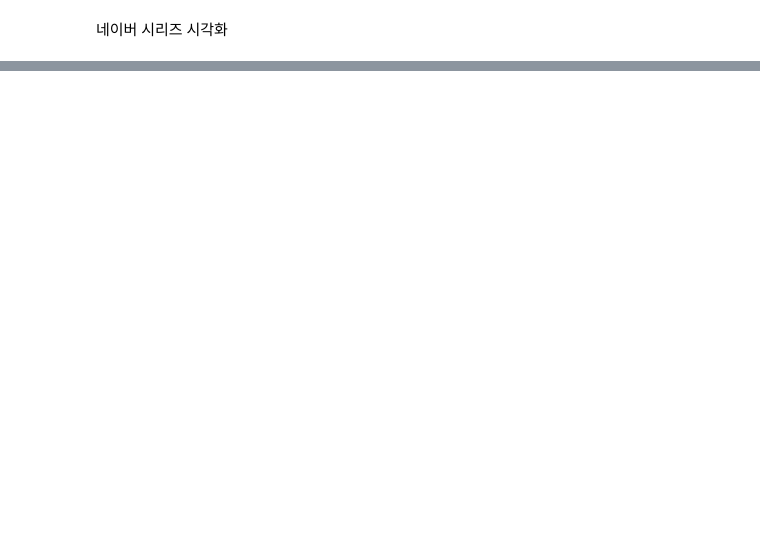
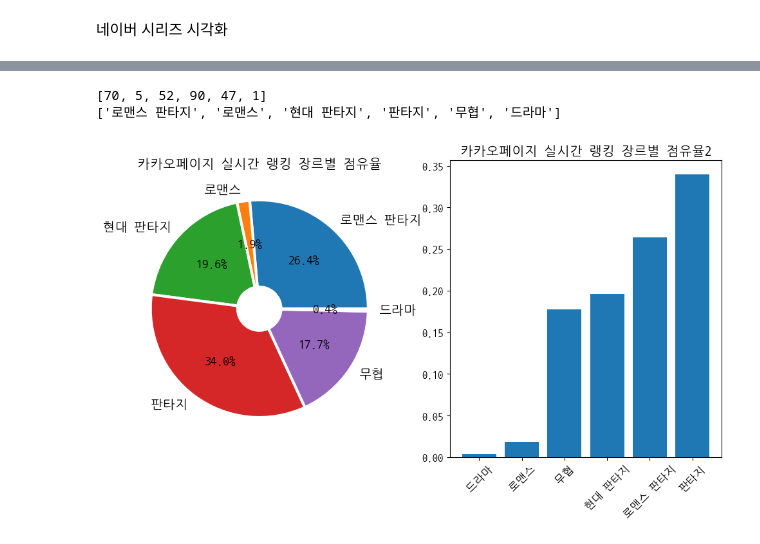
Before and after one commit to Deuk2067/MyProject, a Jupyter notebook: AnalysisProject-Web Novel/시각화.ipynb, the cells around one changed output, grey strips where cells are left out. Drawn from its saved outputs; the diff is of its cells as text; code cells hidden in the pictures; blank space fills up the shorter version.

```diff
--- a/AnalysisProject-Web Novel/시각화.ipynb
+++ b/AnalysisProject-Web Novel/시각화.ipynb
@@ -281,0 +232,3 @@ plt.show()
+# %%
+Kdf = pd.read_csv('./data/Kakao_Now300.txt', index_col=0)
+Kdf
@@ -281,0 +249,41 @@ plt.show()
+# %%
+# 카카오페이지 실시간 랭킹 데이터 가져와서 장르별 숫자, 점유율 구함
+#print(Kdf.장르.unique())
+Kdf_rofan = Kdf['로맨스 판타지'].sum()
+Kdf_roman = Kdf['로맨스'].sum()
+Kdf_hfan = Kdf['현대 판타지'].sum()
+Kdf_fan = Kdf['판타지'].sum()
+Kdf_mu = Kdf['무협'].sum()
+Kdf_drama = Kdf['드라마'].sum()
+Kdf_List = [Kdf_rofan, Kdf_roman, Kdf_hfan, Kdf_fan, Kdf_mu, Kdf_drama]
+Kdf_gnere_List = ['로맨스 판타지', '로맨스', '현대 판타지', '판타지', '무협', '드라마']
+print(Kdf_List)
+print(Kdf_gnere_List)
+#print(sum(Kdf_List))
+Kdf_total = sum(Kdf_List)
+Kdf_gnere_shares = [gnere / Kdf_total for gnere in Kdf_List]
+#print(Kdf_gnere_shares)
+#print(sum(Kdf_gnere_shares))
+
+#===============================================================================================
+
+# 시각화
+
+plt.figure(figsize=(12,6))
+
+plt.subplot(1,2,1)
+plt.title('카카오페이지 실시간 랭킹 장르별 점유율')
+wedgeprops={'width': 0.8, 'edgecolor': 'w', 'linewidth': 3}
+plt.pie(Kdf_gnere_shares, labels=Kdf_gnere_List, autopct='%.1f%%', wedgeprops=wedgeprops, textprops={'fontsize': 14})
+
+plt.subplot(1,2,2)
+Kdf_gnere_shares.sort()
+Kdf_gnere_List = ['드라마', '로맨스','무협','현대 판타지','로맨스 판타지', '판타지']
+plt.title('카카오페이지 실시간 랭킹 장르별 점유율2')
+plt.bar(Kdf_gnere_List, Kdf_gnere_shares)
+plt.xticks(rotation=45)
+plt.show()
+# %% [output]
+[70, 5, 52, 90, 47, 1]
+['로맨스 판타지', '로맨스', '현대 판타지', '판타지', '무협', '드라마']
+[figure, added]
```
Also changed, not shown: parts of 22 cells of this notebook, 10 other files.
